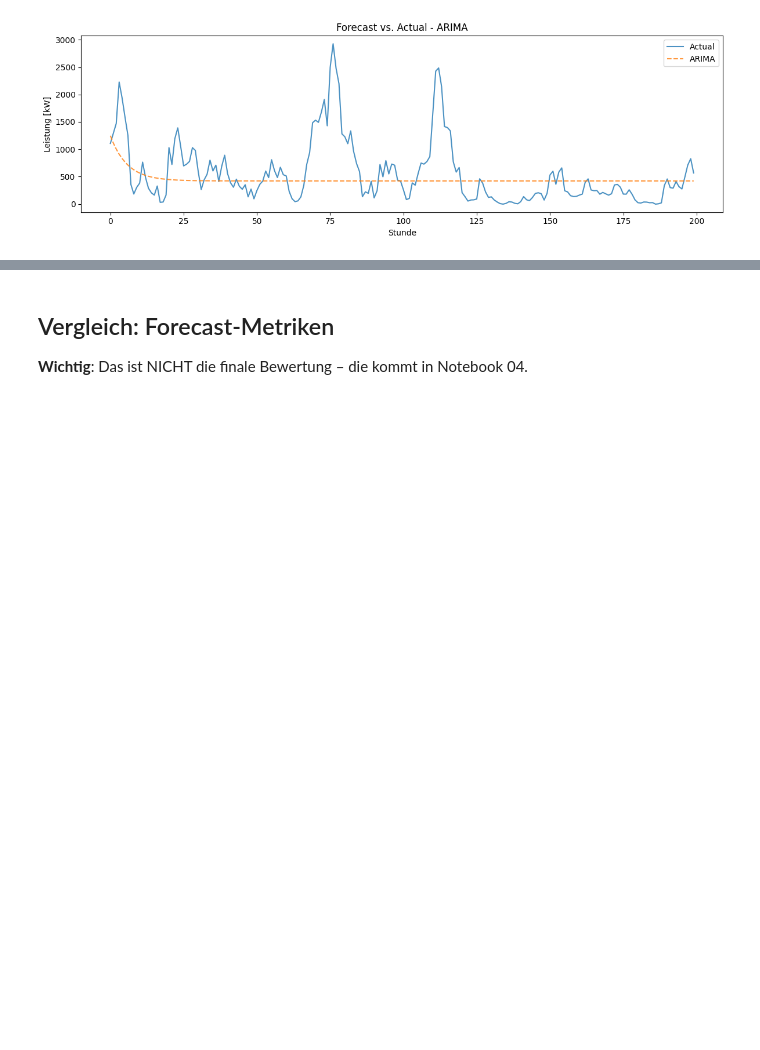
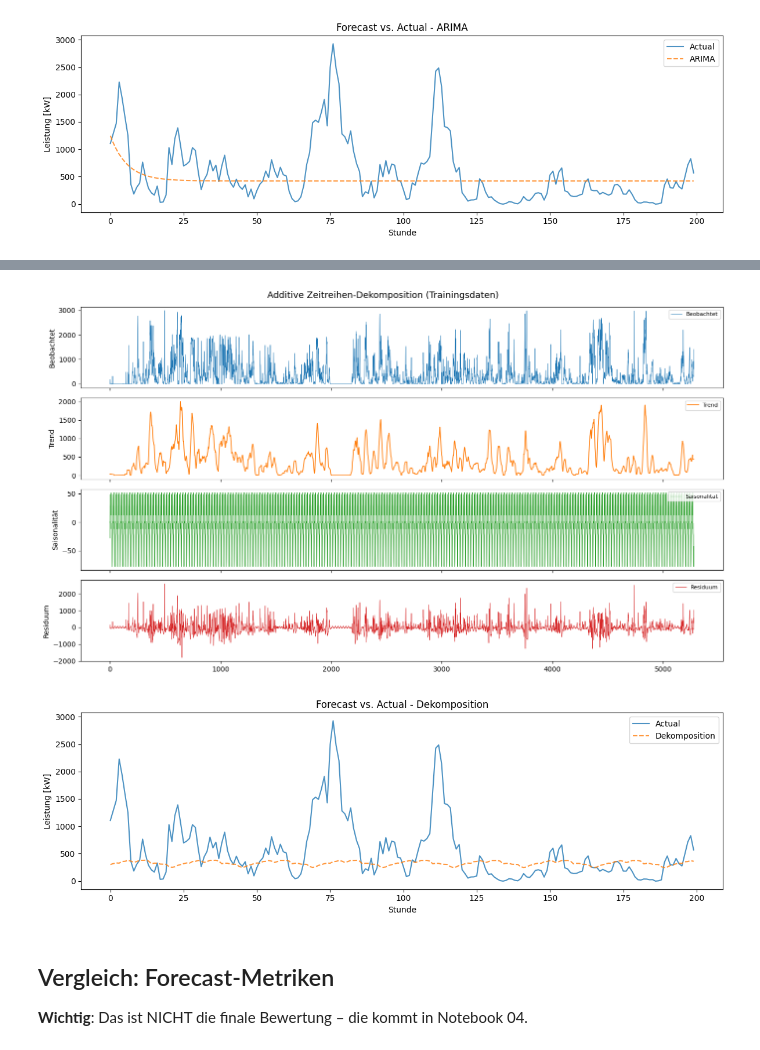
Before and after one commit to noahweis-uni/wind_bidding_project, a Jupyter notebook: notebooks/03_forecasting_models.ipynb, the cells around one changed output, grey strips where cells are left out. Saved outputs shown, nothing was run; the diff lists cells and outputs as text; code cells hidden in the pictures; blank space fills up the shorter version.

```diff
--- a/notebooks/03_forecasting_models.ipynb
+++ b/notebooks/03_forecasting_models.ipynb
@@ -129,3 +134,30 @@ plot_forecast_vs_actual(y_test, y_pred_arima, "ARIMA")
+# %%
+decomp_model   = decomposition.train(y_train)
+y_pred_decomp  = decomposition.predict(decomp_model, steps=len(y_test))
+
+# Dekompositions-Plot (Trend, Saisonalität, Residuum)
+import matplotlib.pyplot as plt
+dec = decomp_model["decomposition"]
+fig, axes = plt.subplots(4, 1, figsize=(14, 8), sharex=True)
+axes[0].plot(dec.observed,   label="Beobachtet",  linewidth=0.6)
+axes[0].set_ylabel("Beobachtet")
+axes[1].plot(dec.trend,      label="Trend",       linewidth=1.2, color="tab:orange")
+axes[1].set_ylabel("Trend")
+axes[2].plot(dec.seasonal,   label="Saisonalität",linewidth=0.8, color="tab:green")
+axes[2].set_ylabel("Saisonalität")
+axes[3].plot(dec.resid,      label="Residuum",    linewidth=0.6, color="tab:red")
+axes[3].set_ylabel("Residuum")
+for ax in axes:
+    ax.legend(loc="upper right", fontsize=8)
+fig.suptitle("Additive Zeitreihen-Dekomposition (Trainingsdaten)", fontsize=13)
+plt.tight_layout()
+plt.savefig(plotting_module.SAVE_PATH / "decomposition_components.png", dpi=150, bbox_inches="tight")
+plt.show()
+
+plot_forecast_vs_actual(y_test, y_pred_decomp, "Dekomposition")
+# %% [output]
+[figure, added]
+[figure, added]
 # %% [markdown]
 ## Vergleich: Forecast-Metriken
 **Wichtig**: Das ist NICHT die finale Bewertung – die kommt in Notebook 04.
```
Also changed, not shown: parts of 4 cells of this notebook, 4 other files.
